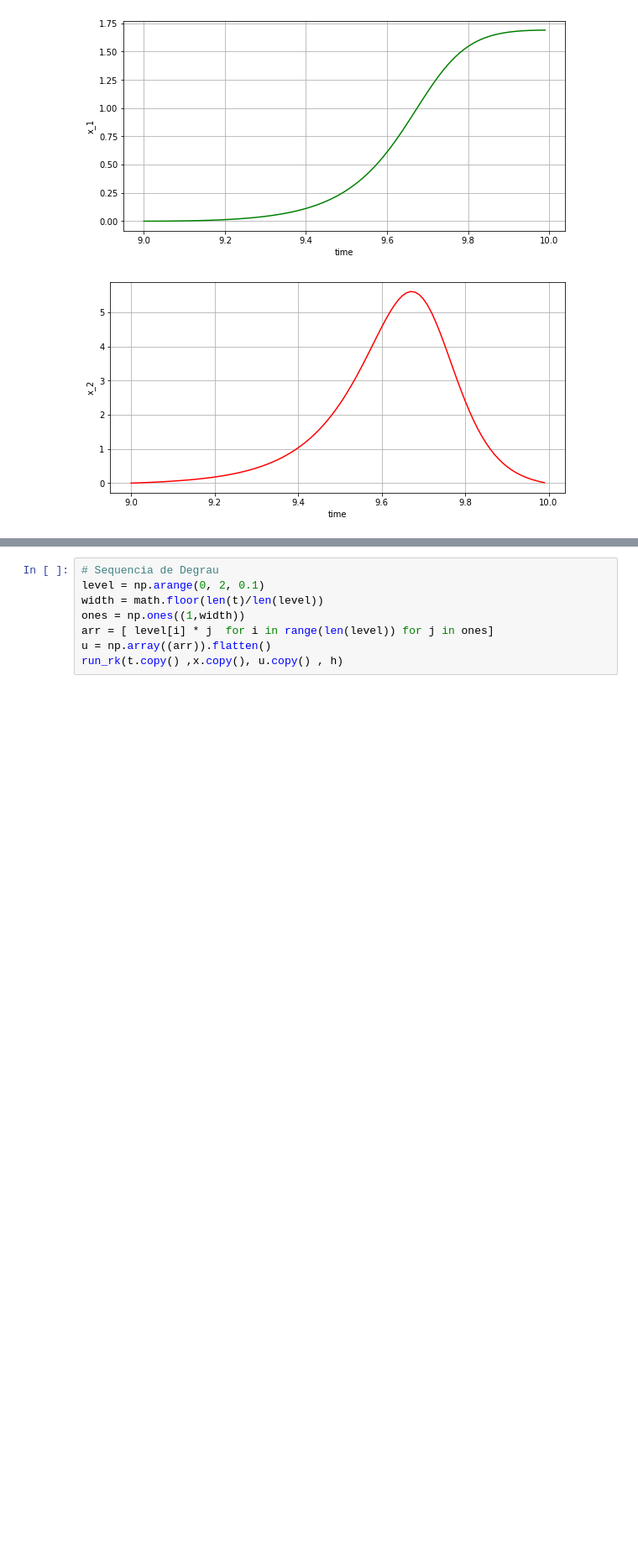
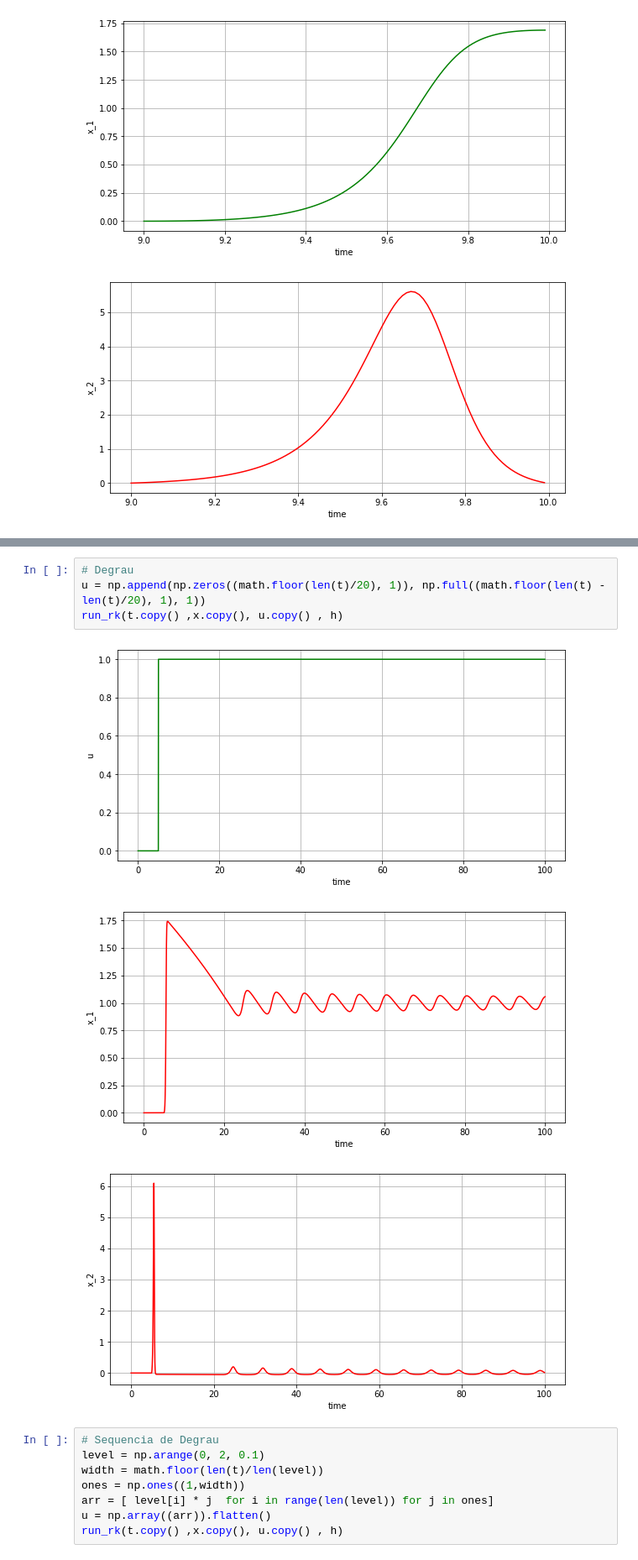
Before and after one commit to felipefrocha/esufmg-tmsd, a Jupyter notebook: van_der_pol.ipynb, the cells around one changed output, grey strips where cells are left out. Shown at 84% size. Drawn from its saved outputs; the diff is of its cells as text; blank space fills up the shorter version.

```diff
--- a/van_der_pol.ipynb
+++ b/van_der_pol.ipynb
@@ -180,6 +175,14 @@ run_rk(t.copy() ,x.copy(), u.copy() , h)
 [figure]
 [figure]
 [figure]
+# %%
+# Degrau
+u = np.append(np.zeros((math.floor(len(t)/20), 1)), np.full((math.floor(len(t) - len(t)/20), 1), 1))
+run_rk(t.copy() ,x.copy(), u.copy() , h)
+# %% [output]
+[figure, added]
+[figure, added]
+[figure, added]
 # %%
 # Sequencia de Degrau
 level = np.arange(0, 2, 0.1)
```
Also changed, not shown: parts of 2 cells of this notebook.
